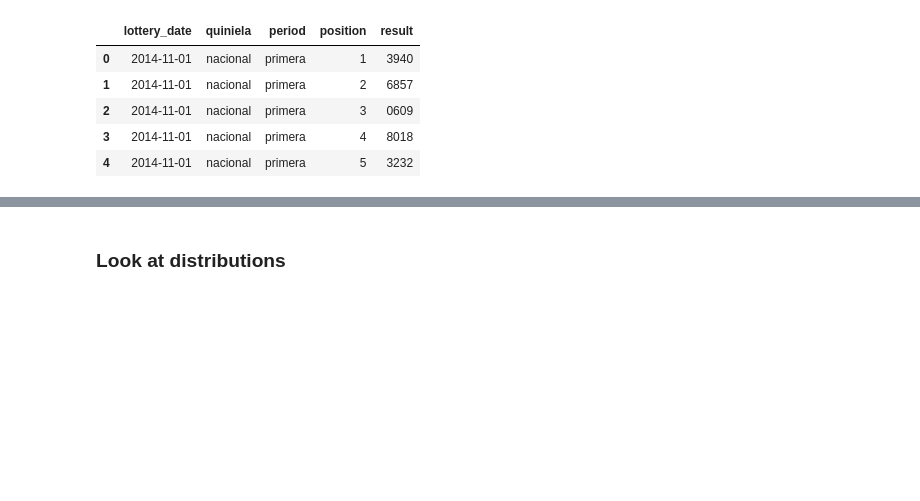
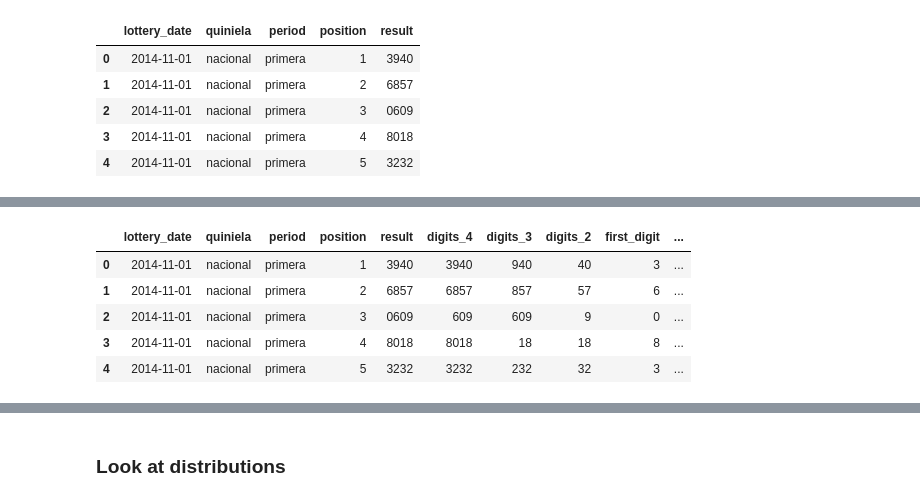
Before and after one commit to A-M-Perez/ML_Quiniela, a Jupyter notebook: Quiniela.ipynb, the cells around one changed output, grey strips where cells are left out. Saved outputs shown, nothing was run; the diff lists cells and outputs as text; code cells hidden in the pictures; blank space fills up the shorter version.

```diff
--- a/Quiniela.ipynb
+++ b/Quiniela.ipynb
@@ -22,0 +12,7 @@ df_nacional.head()
+# %%
+# Specify the quiniela you want to import (i.e., nacional, buenos_aires, misiones, etc.)
+quiniela_name = 'nacional'
+raw_df = pd.read_csv('./data_source/quiniela_{}.csv'.format(quiniela_name))
+
+df_quiniela = raw_df.copy()
+df_quiniela.head()
@@ -94,0 +82,25 @@ df_nacional.head()
+# %%
+# Four digits
+df_quiniela['digits_4'] = df_quiniela['result'].astype(int)
+# Three digits
+df_quiniela['digits_3'] = df_quiniela['result'].str[-3:].astype(int)
+# Two digits
+df_quiniela['digits_2'] = df_quiniela['result'].str[-2:].astype(int)
+
+# First digit column
+df_quiniela['first_digit'] = df_quiniela['result'].str[-4].astype(int)
+# Second digit column
+df_quiniela['second_digit'] = df_quiniela['result'].str[-3].astype(int)
+# Third digit column
+df_quiniela['third_digit'] = df_quiniela['result'].str[-2].astype(int)
+# Fourth & One digit column
+df_quiniela['fourth_digit'] = df_quiniela['result'].str[-1].astype(int)
+
+df_quiniela.head()
+# %% [output]
+|  | lottery_date | quiniela | period | position | result | digits_4 | digits_3 | digits_2 | first_digit | ... |
+| 0 | 2014-11-01 | nacional | primera | 1 | 3940 | 3940 | 940 | 40 | 3 | ... |
+| 1 | 2014-11-01 | nacional | primera | 2 | 6857 | 6857 | 857 | 57 | 6 | ... |
+| 2 | 2014-11-01 | nacional | primera | 3 | 0609 | 609 | 609 | 9 | 0 | ... |
+| 3 | 2014-11-01 | nacional | primera | 4 | 8018 | 8018 | 18 | 18 | 8 | ... |
+| 4 | 2014-11-01 | nacional | primera | 5 | 3232 | 3232 | 232 | 32 | 3 | ... |
```
Also changed, not shown: parts of 20 cells of this notebook.
